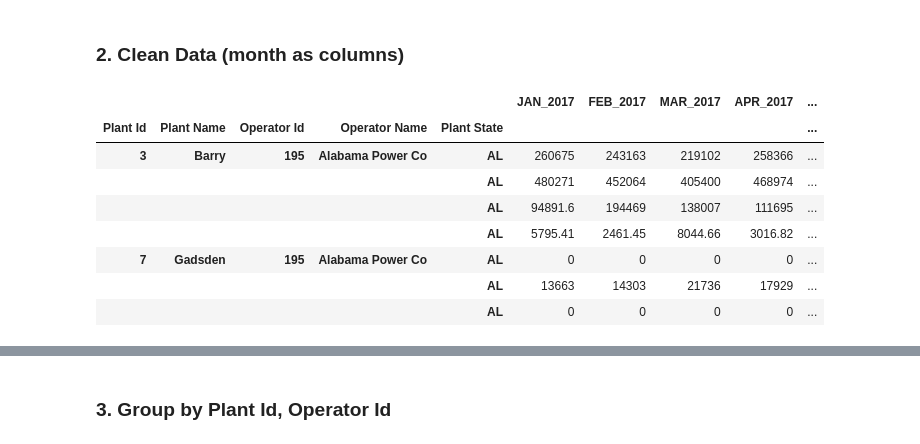
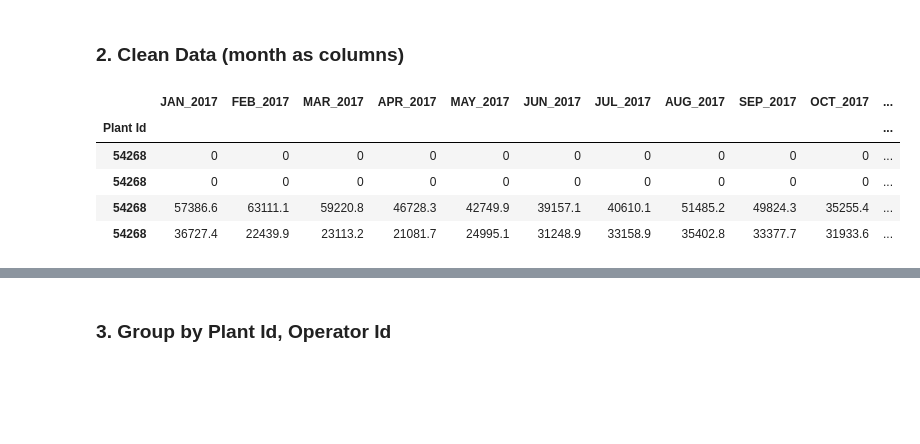
Before and after one commit to xingliuUT/battery_planner, a Jupyter notebook: import_data.ipynb, the cells around one changed output, grey strips where cells are left out. Cells and saved outputs as stored; diff of their text form; code cells hidden in the pictures; blank space fills up the shorter version.

```diff
--- a/import_data.ipynb
+++ b/import_data.ipynb
@@ -101,36 +101,42 @@ def clean_by_year(raw_df, year_str, delim = '\n', state_col = 'Plant State'):
     # Set columns to be single level
     raw_df.columns = raw_df.columns.get_level_values(1)
     # Drop the rows that don't correspond to a specific operator
-    drop_row_ind = raw_df.loc[:, 'Operator Id'] == 99999
-    df = raw_df.loc[~drop_row_ind, :]
+#    drop_row_ind = raw_df.loc[:, 'Operator Id'] == 99999
+#    df = raw_df.loc[~drop_row_ind, :]
+#     # select by State
+#     state_row_ind = df.loc[:, state_col] == 'WA'
+#     df = df.loc[state_row_ind, :]
+    # select by Plant Id
+    plant_row_ind = raw_df.loc[:, 'Plant Id'] == 54268
+    df = raw_df.loc[plant_row_ind, :]
     # Use plant's & operator's id and name as row index
-    df = df.set_index(['Plant Id', 'Plant Name', 'Operator Id', 'Operator Name', state_col])
+#     df = df.set_index(['Plant Id', 'Plant Name', 'Operator Id', 'Operator Name', state_col])
+    df = df.set_index(['Plant Id'])
     # Select columns that contains generation
     col_ind = [i for i in df.columns if 'Netgen' in i]
     df = df.loc[:, col_ind]
     # Rename columns to append year
     col_new_name = [i.split(delim)[1][:3].upper() + '_' + year_str for i in df.columns]
     df.columns = col_new_name
-    df.index.set_names('Plant Id', level = 0, inplace = True)
-    df.index.set_names('Plant Name', level = 1, inplace = True)
-    df.index.set_names('Operator Id', level = 2, inplace = True)
-    df.index.set_names('Operator Name', level = 3, inplace = True)
-    df.index.set_names('Plant State', level = 4, inplace = True)
-    return df
+    df.index.set_names('Plant Id', inplace = True)
+#     df.index.set_names('Plant Id', level = 0, inplace = True)
+#     df.index.set_names('Plant Name', level = 1, inplace = True)
+#     df.index.set_names('Operator Id', level = 2, inplace = True)
+#     df.index.set_names('Operator Name', level = 3, inplace = True)
+#     df.index.set_names('Plant State', level = 4, inplace = True)
+
+    return df#.sum(axis = 0)
 # %%
 df2017_new = clean_by_year(df_eia923_y2017, '2017')
 # %%
-df2017_new.head(7)
+df2017_new
 # %% [output]
-|  |  |  |  |  | JAN_2017 | FEB_2017 | MAR_2017 | APR_2017 | ... |
-| Plant Id | Plant Name | Operator Id | Operator Name | Plant State |  |  |  |  | ... |
-| 3 | Barry | 195 | Alabama Power Co | AL | 260675 | 243163 | 219102 | 258366 | ... |
-|  |  |  |  | AL | 480271 | 452064 | 405400 | 468974 | ... |
-|  |  |  |  | AL | 94891.6 | 194469 | 138007 | 111695 | ... |
-|  |  |  |  | AL | 5795.41 | 2461.45 | 8044.66 | 3016.82 | ... |
-| 7 | Gadsden | 195 | Alabama Power Co | AL | 0 | 0 | 0 | 0 | ... |
-|  |  |  |  | AL | 13663 | 14303 | 21736 | 17929 | ... |
-|  |  |  |  | AL | 0 | 0 | 0 | 0 | ... |
+|  | JAN_2017 | FEB_2017 | MAR_2017 | APR_2017 | MAY_2017 | JUN_2017 | JUL_2017 | AUG_2017 | SEP_2017 | OCT_2017 | ... |
+| Plant Id |  |  |  |  |  |  |  |  |  |  | ... |
+| 54268 | 0 | 0 | 0 | 0 | 0 | 0 | 0 | 0 | 0 | 0 | ... |
+| 54268 | 0 | 0 | 0 | 0 | 0 | 0 | 0 | 0 | 0 | 0 | ... |
+| 54268 | 57386.6 | 63111.1 | 59220.8 | 46728.3 | 42749.9 | 39157.1 | 40610.1 | 51485.2 | 49824.3 | 35255.4 | ... |
+| 54268 | 36727.4 | 22439.9 | 23113.2 | 21081.7 | 24995.1 | 31248.9 | 33158.9 | 35402.8 | 33377.7 | 31933.6 | ... |
 # %%
 df2016_new = clean_by_year(df_eia923_y2016, '2016')
 # %%
```
Also changed, not shown: parts of 53 cells of this notebook.
